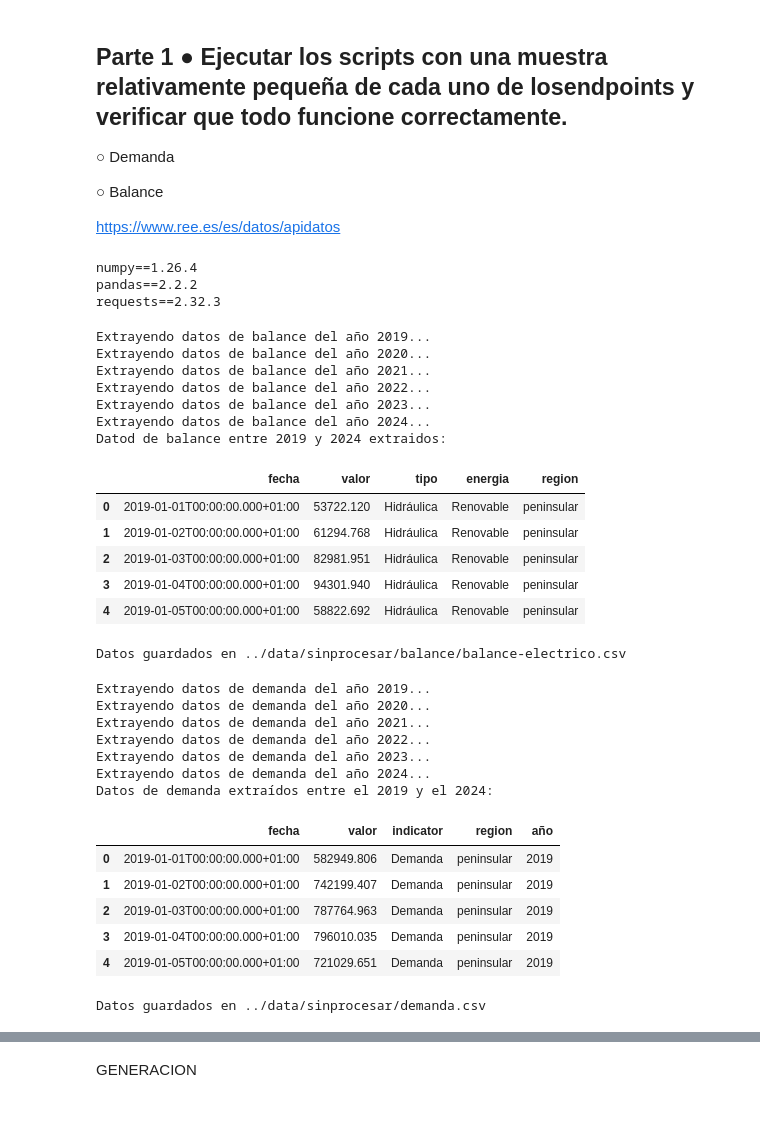
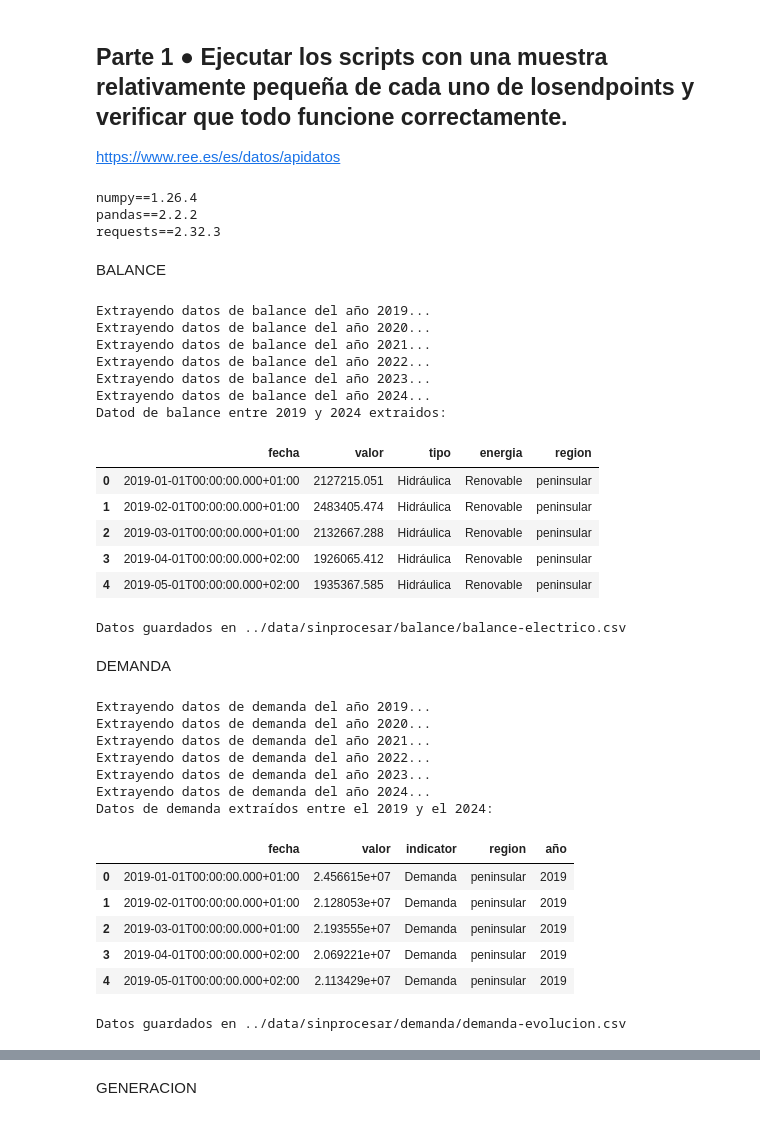
Before and after one commit to Yukiolion/Redes-El-ctricas-Espa-a, a Jupyter notebook: lib/notebooks/01_Extraccion.ipynb, the cells around one changed output, grey strips where cells are left out. Saved outputs shown, nothing was run; the diff lists cells and outputs as text; code cells hidden in the pictures.

Commit message:
update csv`s de demanda

```diff
--- a/lib/notebooks/01_Extraccion.ipynb
+++ b/lib/notebooks/01_Extraccion.ipynb
@@ -1,10 +1,6 @@
 # %% [markdown]
 ## Parte 1 ● Ejecutar los scripts con una muestra relativamente pequeña de cada uno de losendpoints y verificar que todo funcione correctamente.
 
-○ Demanda
-
-○ Balance
-
 https://www.ree.es/es/datos/apidatos
 # %%
 import requests
@@ -54,8 +50,10 @@ region_ids = {
     "20": "la rioja",
     "21": "region de murcia"
 }
+# %% [markdown]
+BALANCE
 # %%
-### BALANCE ###
+### BALANCE-ELECTRICO ###
 
 # Endpoint para el balance eléctrico
 filtro_balance = '/es/datos/balance/balance-electrico'
@@ -70,7 +68,7 @@ df_balance = pd.DataFrame()
 for year in range(2019, 2025):
     start_date = f"{year}-01-01T00:00"
     end_date = f"{year}-12-31T23:59"
-    TIME_TRUNC = "day"
+    TIME_TRUNC = "month"
 
     print(f"Extrayendo datos de balance del año {year}...")
 
@@ -100,41 +98,43 @@ for year in range(2019, 2025):
                 valores = item['attributes'].get('values', [])
                 # Extraemos los valores para cada indicador
                 # y los almacenamos en el DataFrame
                 for punto in valores:
                     registros.append({
                         'fecha': punto['datetime'],
                         'valor': punto['value'],
                         'tipo': indicador,
                         'energia': group_name,
                         'region': region_name,
                     })
         # Convertimos los registros a un DataFrame
         # y lo concatenamos al DataFrame principal
         df_balance_year = pd.DataFrame(registros)
         df_balance = pd.concat([df_balance, df_balance_year], ignore_index=True)
 
 print('Datod de balance entre 2019 y 2024 extraidos:')
 display(df_balance.head())
 # Guardamos el DataFrame en un archivo CSV
 df_balance.to_csv('../data/sinprocesar/balance/balance-electrico.csv', index=False)
 print('Datos guardados en ../data/sinprocesar/balance/balance-electrico.csv')
 # %% [output]
 Extrayendo datos de balance del año 2019...
 Extrayendo datos de balance del año 2020...
 Extrayendo datos de balance del año 2021...
 Extrayendo datos de balance del año 2022...
 Extrayendo datos de balance del año 2023...
 Extrayendo datos de balance del año 2024...
 Datod de balance entre 2019 y 2024 extraidos:
 |  | fecha | valor | tipo | energia | region |
-| 0 | 2019-01-01T00:00:00.000+01:00 | 53722.120 | Hidráulica | Renovable | peninsular |
-| 1 | 2019-01-02T00:00:00.000+01:00 | 61294.768 | Hidráulica | Renovable | peninsular |
-| 2 | 2019-01-03T00:00:00.000+01:00 | 82981.951 | Hidráulica | Renovable | peninsular |
-| 3 | 2019-01-04T00:00:00.000+01:00 | 94301.940 | Hidráulica | Renovable | peninsular |
-| 4 | 2019-01-05T00:00:00.000+01:00 | 58822.692 | Hidráulica | Renovable | peninsular |
+| 0 | 2019-01-01T00:00:00.000+01:00 | 2127215.051 | Hidráulica | Renovable | peninsular |
+| 1 | 2019-02-01T00:00:00.000+01:00 | 2483405.474 | Hidráulica | Renovable | peninsular |
+| 2 | 2019-03-01T00:00:00.000+01:00 | 2132667.288 | Hidráulica | Renovable | peninsular |
+| 3 | 2019-04-01T00:00:00.000+02:00 | 1926065.412 | Hidráulica | Renovable | peninsular |
+| 4 | 2019-05-01T00:00:00.000+02:00 | 1935367.585 | Hidráulica | Renovable | peninsular |
 Datos guardados en ../data/sinprocesar/balance/balance-electrico.csv
+# %% [markdown]
+DEMANDA
 # %%
-### DEMANDA ###
+### EVOLUCION ###
 
 # Endpoint para la demanda
 filtro_demanda = '/es/datos/demanda/evolucion'
@@ -146,7 +146,7 @@ df_demanda = pd.DataFrame()
 for year in range(2019, 2025):
     start_date = f"{year}-01-01T00:00"
     end_date = f"{year}-12-31T23:59"
-    TIME_TRUNC = "day"
+    TIME_TRUNC = "month"
 
     print(f"Extrayendo datos de demanda del año {year}...")
 
@@ -195,9 +195,9 @@ Extrayendo datos de demanda del año 2023...
 Extrayendo datos de demanda del año 2024...
 Datos de demanda extraídos entre el 2019 y el 2024:
 |  | fecha | valor | indicator | region | año |
-| 0 | 2019-01-01T00:00:00.000+01:00 | 582949.806 | Demanda | peninsular | 2019 |
-| 1 | 2019-01-02T00:00:00.000+01:00 | 742199.407 | Demanda | peninsular | 2019 |
-| 2 | 2019-01-03T00:00:00.000+01:00 | 787764.963 | Demanda | peninsular | 2019 |
-| 3 | 2019-01-04T00:00:00.000+01:00 | 796010.035 | Demanda | peninsular | 2019 |
-| 4 | 2019-01-05T00:00:00.000+01:00 | 721029.651 | Demanda | peninsular | 2019 |
+| 0 | 2019-01-01T00:00:00.000+01:00 | 2.456615e+07 | Demanda | peninsular | 2019 |
+| 1 | 2019-02-01T00:00:00.000+01:00 | 2.128053e+07 | Demanda | peninsular | 2019 |
+| 2 | 2019-03-01T00:00:00.000+01:00 | 2.193555e+07 | Demanda | peninsular | 2019 |
+| 3 | 2019-04-01T00:00:00.000+02:00 | 2.069221e+07 | Demanda | peninsular | 2019 |
+| 4 | 2019-05-01T00:00:00.000+02:00 | 2.113429e+07 | Demanda | peninsular | 2019 |
-Datos guardados en ../data/sinprocesar/demanda.csv
+Datos guardados en ../data/sinprocesar/demanda/demanda-evolucion.csv
```
Also changed, not shown: parts of 3 cells of this notebook, 27 other files.
